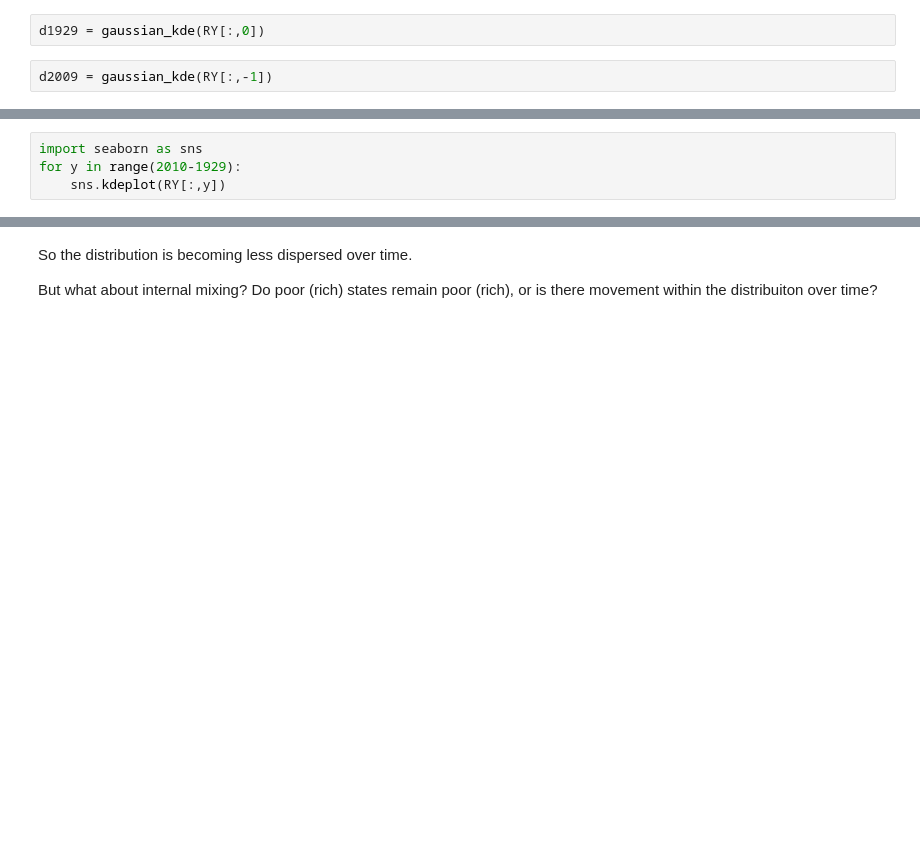
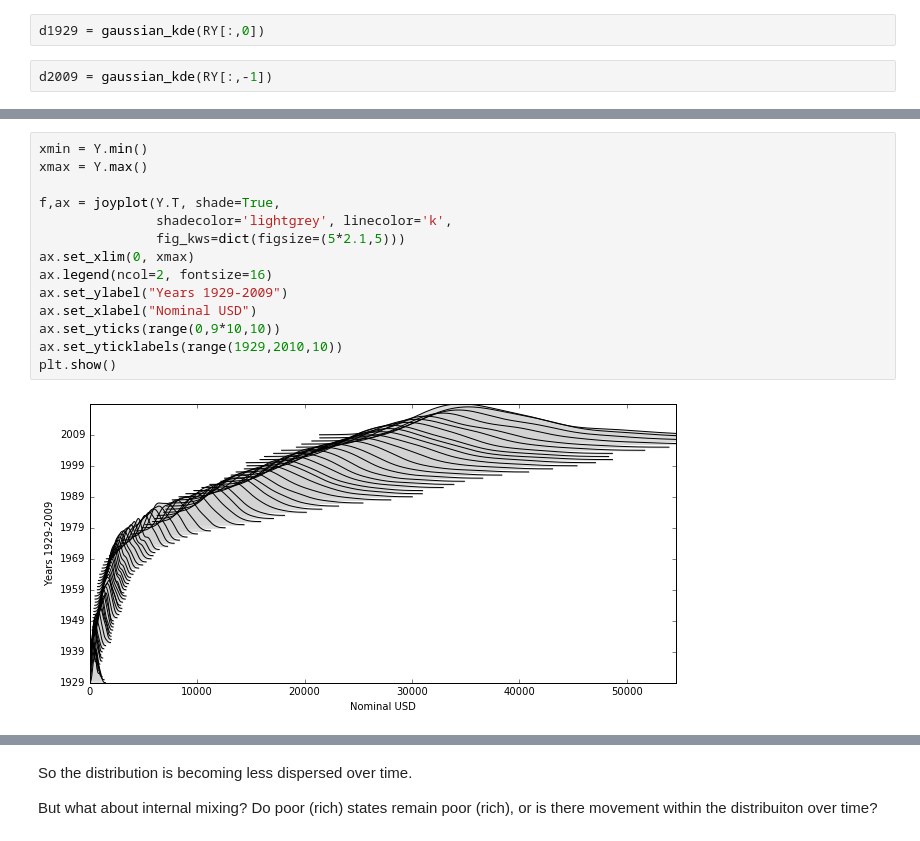
Before and after one commit to sjsrey/pysalnarsc17, a Jupyter notebook: content/16_spatial_dynamics.ipynb, the cells around one changed output, grey strips where cells are left out. Cells and saved outputs as stored; diff of their text form; blank space fills up the shorter version.

```diff
--- a/content/16_spatial_dynamics.ipynb
+++ b/content/16_spatial_dynamics.ipynb
@@ -118,4 +200,0 @@ for y in range(2010-1929):
-# %%
-import seaborn as sns
-for y in range(2010-1929):
-    sns.kdeplot(RY[:,y])
@@ -126,0 +246,16 @@ cs[0]
+# %%
+xmin = Y.min()
+xmax = Y.max()
+
+f,ax = joyplot(Y.T, shade=True,
+               shadecolor='lightgrey', linecolor='k',
+               fig_kws=dict(figsize=(5*2.1,5)))
+ax.set_xlim(0, xmax)
+ax.legend(ncol=2, fontsize=16)
+ax.set_ylabel("Years 1929-2009")
+ax.set_xlabel("Nominal USD")
+ax.set_yticks(range(0,9*10,10))
+ax.set_yticklabels(range(1929,2010,10))
+plt.show()
+# %% [output]
+[figure, added]
```
Also changed, not shown: parts of 59 cells of this notebook, 4 other files.
